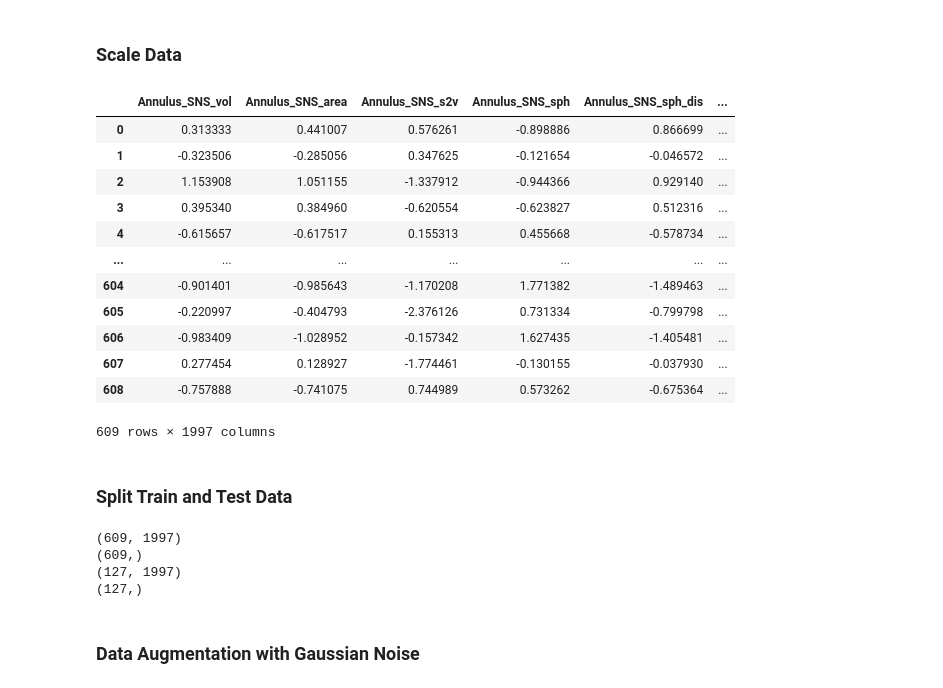
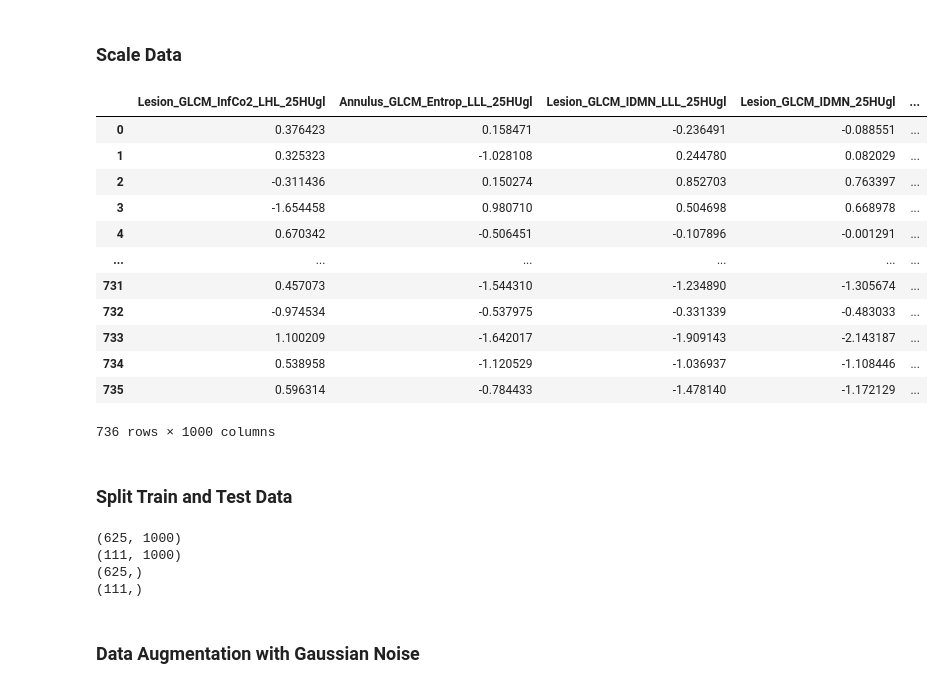
Before and after one commit to timqn22/cs189-final-project, a Jupyter notebook: FinalProject.ipynb, the cells around one changed output. Saved outputs shown, nothing was run; the diff lists cells and outputs as text; code cells hidden in the pictures.

Commit message:
Removed duplicate columns, modified number of iterations for gaussian noise, filtered number of features used, add bayes optimization for hyper parameter tuning for each model

```diff
--- a/FinalProject.ipynb
+++ b/FinalProject.ipynb
@@ -365,6 +377,7 @@ plt.show()
 # %%
-train_data = train_data.drop('ID', axis=1)
-train_data = train_data.drop('Annulus_N-voxels', axis=1)
+data = data.drop('ID', axis=1)
 
-test_data = test_data.drop('ID', axis=1)
-test_data = test_data.drop('Annulus_N-voxels', axis=1)
+duplicate_columns = pd.DataFrame(duplicate_columns[duplicate_columns == True]).index.tolist()
+data = data.drop(duplicate_columns, axis=1)
+
+print(data.shape)
@@ -373,8 +388,8 @@ test_data = test_data.drop('Annulus_N-voxels', axis=1)
 # %%
 # Find top correlated features without dropped columns
-#corr_matrix = data.corr()
-#outcome_corr = corr_matrix['Outcome'].abs().sort_values(ascending=False)
+corr_matrix = data.corr()
+outcome_corr = corr_matrix['Outcome'].abs().sort_values(ascending=False)
 # %%
-#top_features = outcome_corr.index[:51].tolist()
-#data_filtered = data[top_features]
-#print(data_filtered.columns)
+top_features = outcome_corr.index[:1001].tolist()
+data_filtered = data[top_features]
+print(data_filtered.columns)
@@ -381,50 +409,43 @@ test_data = test_data.drop('Annulus_N-voxels', axis=1)
 # %% [markdown]
 ### Split X and Y Data
 # %%
-x_train_data = train_data.drop('Outcome', axis=1)
-y_train_data = train_data['Outcome']
-
-x_test_data = test_data.drop('Outcome', axis=1)
-y_test_data = test_data['Outcome']
+x_data = data_filtered.drop('Outcome', axis=1)
+y_data = data_filtered['Outcome']
 # %% [markdown]
 ### Scale Data
 # %%
 scaler = StandardScaler()
-x_train_data = pd.DataFrame(scaler.fit_transform(x_train_data), columns=x_train_data.columns)
-x_test_data = pd.DataFrame(scaler.fit_transform(x_test_data), columns=x_train_data.columns)
 
-x_train_data
+x_data = pd.DataFrame(scaler.fit_transform(x_data), columns=x_data.columns)
+
+x_data
 # %% [output]
-|  | Annulus_SNS_vol | Annulus_SNS_area | Annulus_SNS_s2v | Annulus_SNS_sph | Annulus_SNS_sph_dis | ... |
-| 0 | 0.313333 | 0.441007 | 0.576261 | -0.898886 | 0.866699 | ... |
-| 1 | -0.323506 | -0.285056 | 0.347625 | -0.121654 | -0.046572 | ... |
-| 2 | 1.153908 | 1.051155 | -1.337912 | -0.944366 | 0.929140 | ... |
-| 3 | 0.395340 | 0.384960 | -0.620554 | -0.623827 | 0.512316 | ... |
-| 4 | -0.615657 | -0.617517 | 0.155313 | 0.455668 | -0.578734 | ... |
-| ... | ... | ... | ... | ... | ... | ... |
-| 604 | -0.901401 | -0.985643 | -1.170208 | 1.771382 | -1.489463 | ... |
-| 605 | -0.220997 | -0.404793 | -2.376126 | 0.731334 | -0.799798 | ... |
-| 606 | -0.983409 | -1.028952 | -0.157342 | 1.627435 | -1.405481 | ... |
-| 607 | 0.277454 | 0.128927 | -1.774461 | -0.130155 | -0.037930 | ... |
-| 608 | -0.757888 | -0.741075 | 0.744989 | 0.573262 | -0.675364 | ... |
+|  | Lesion_GLCM_InfCo2_LHL_25HUgl | Annulus_GLCM_Entrop_LLL_25HUgl | Lesion_GLCM_IDMN_LLL_25HUgl | Lesion_GLCM_IDMN_25HUgl | ... |
+| 0 | 0.376423 | 0.158471 | -0.236491 | -0.088551 | ... |
+| 1 | 0.325323 | -1.028108 | 0.244780 | 0.082029 | ... |
+| 2 | -0.311436 | 0.150274 | 0.852703 | 0.763397 | ... |
+| 3 | -1.654458 | 0.980710 | 0.504698 | 0.668978 | ... |
+| 4 | 0.670342 | -0.506451 | -0.107896 | -0.001291 | ... |
+| ... | ... | ... | ... | ... | ... |
+| 731 | 0.457073 | -1.544310 | -1.234890 | -1.305674 | ... |
+| 732 | -0.974534 | -0.537975 | -0.331339 | -0.483033 | ... |
+| 733 | 1.100209 | -1.642017 | -1.909143 | -2.143187 | ... |
+| 734 | 0.538958 | -1.120529 | -1.036937 | -1.108446 | ... |
+| 735 | 0.596314 | -0.784433 | -1.478140 | -1.172129 | ... |
-609 rows × 1997 columns
+736 rows × 1000 columns
 # %% [markdown]
 ### Split Train and Test Data
 # %%
-#x_train, x_test, y_train, y_test = train_test_split(x_scaled, y_data, test_size=0.15, random_state=142, stratify=y_data)
+x_train, x_test, y_train, y_test = train_test_split(x_data, y_data, test_size=0.15, random_state=142, stratify=y_data)
 
-#print(x_train.shape)
-#print(x_test.shape)
-#print(y_train.shape)
-#print(y_test.shape)
-print(x_train_data.shape)
-print(y_train_data.shape)
-print(x_test_data.shape)
-print(y_test_data.shape)
+print(x_train.shape)
+print(x_test.shape)
+print(y_train.shape)
+print(y_test.shape)
 # %% [output]
-(609, 1997)
-(609,)
-(127, 1997)
-(127,)
+(625, 1000)
+(111, 1000)
+(625,)
+(111,)
 # %% [markdown]
 ### Data Augmentation with Gaussian Noise
```
Also changed, not shown: parts of 47 cells of this notebook.
